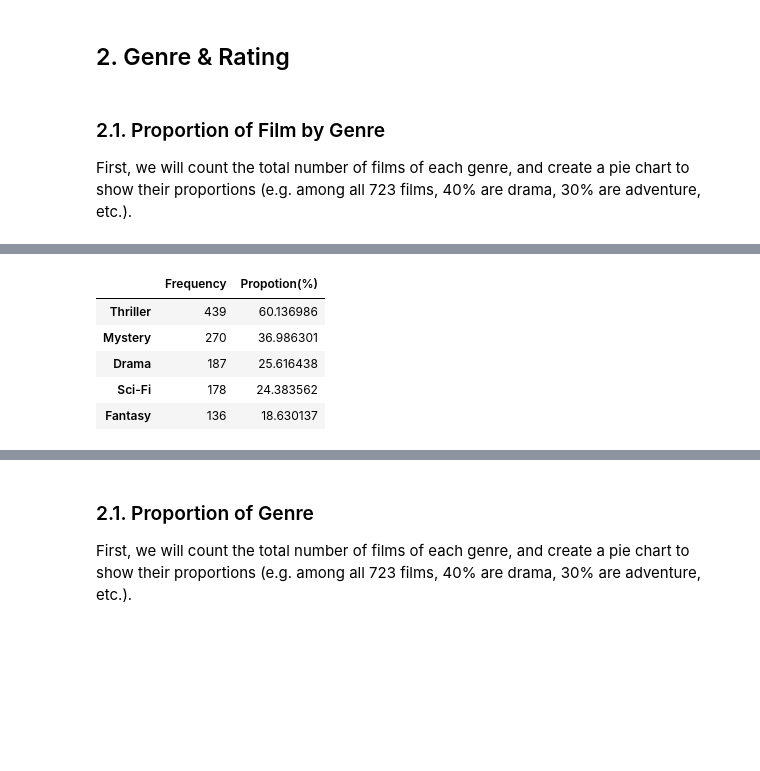
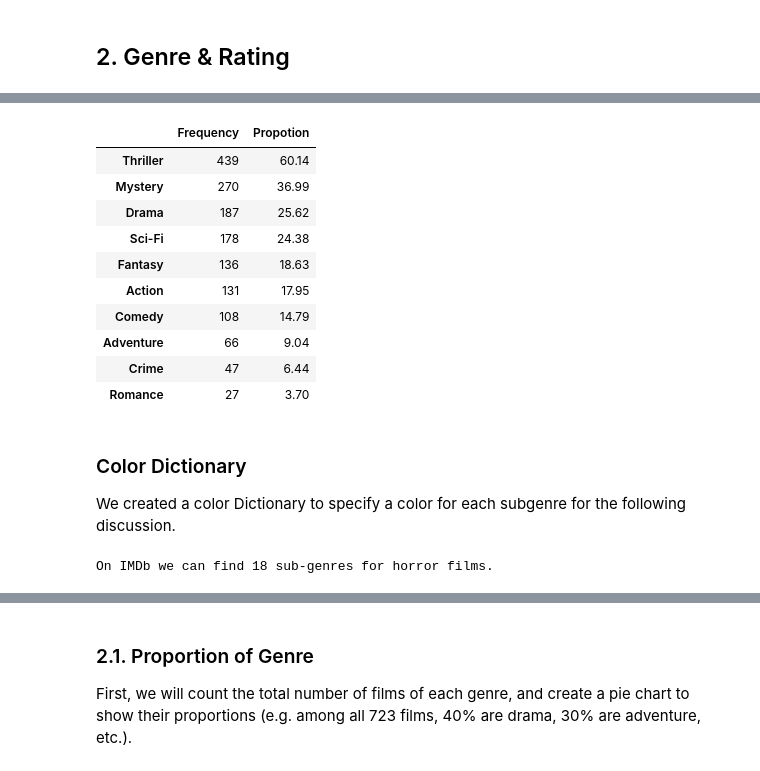
Before and after one commit to tl3472/GA4003-HorrorFilms, a Jupyter notebook: Horror Film Report.ipynb, the cells around one changed output, grey strips where cells are left out. Drawn from its saved outputs; the diff is of its cells as text; code cells hidden in the pictures; blank space fills up the shorter version.

```diff
--- a/Horror Film Report.ipynb
+++ b/Horror Film Report.ipynb
@@ -48,12 +55,14 @@ by using the scatter plot with release year on the horizontal axis and rating sc
 # %%
-# Using Matplot and NumpyArray
 release_rate = main_rank[["Year", "Rate"]].groupby(['Year']).mean()
-x = np.array(release_rate.reset_index()['Year'])
-y = np.array(release_rate.reset_index()['Rate'])
+
+fig, ax = plt.subplots(1, 1, figsize = (20,6))
+x = np.array(mainpage['Year'])
+y = np.array(mainpage['Rate'])
 m, b = np.polyfit(x, y, 1)
-plt.plot(x, y, 'o')
-plt.plot(x, m*x + b)
-
-#####改成折线图！！！或者不用groupby
+plt.ylim(0, 10)
+ax.set_ylabel('Rating', size = 15)
+plt.title('Horror Film Rating by Release Year', size = 25)
+plt.plot(x, y, 'o', color = '#34495E')
+plt.plot(x, m*x + b, color = 'orange')
 # %% [output]
 [<matplotlib.lines.Line2D at 0x...>]
@@ -63,10 +70,5 @@ plt.plot(x, m*x + b)
 # %% [markdown]
 ## 2. Genre & Rating
-# %% [markdown]
-### 2.1. Proportion of Film by Genre
-First, we will count the total number of films of each genre, and create a pie chart to show their proportions (e.g. among all 723 films, 40% are drama, 30% are adventure, etc.).
-# %%
-mainpage = pd.read_csv("/Users/Cindy/Documents/GitHub/horrorfilm/mainpage.csv")
 # %%
 #convert string to list
 def stringToList(string):
@@ -85,14 +87,28 @@ mainpage.head()
 # %%
 #count the total number of films of each genre
 a = pd.Series(np.concatenate(mainpage.Genre_list))
 Genre_count = pd.DataFrame({"Frequency":a.value_counts()}).rename(index={"Horror":"Total Number"})
-Genre_count["Propotion(%)"] =Genre_count["Frequency"]/Genre_count["Frequency"][0]*100
+Genre_count["Propotion"] =Genre_count["Frequency"]/Genre_count["Frequency"][0]*100  #calculate percentage for each genre
 Genre_count= Genre_count.drop(index='Total Number')
-Genre_count.head()
+Genre_count["Propotion"] = Genre_count["Propotion"].apply(lambda x: float("{:.2f}".format(x)))
+Genre_count.head(10)
 # %% [output]
-|  | Frequency | Propotion(%) |
-| Thriller | 439 | 60.136986 |
-| Mystery | 270 | 36.986301 |
-| Drama | 187 | 25.616438 |
-| Sci-Fi | 178 | 24.383562 |
-| Fantasy | 136 | 18.630137 |
+|  | Frequency | Propotion |
+| Thriller | 439 | 60.14 |
+| Mystery | 270 | 36.99 |
+| Drama | 187 | 25.62 |
+| Sci-Fi | 178 | 24.38 |
+| Fantasy | 136 | 18.63 |
+| Action | 131 | 17.95 |
+| Comedy | 108 | 14.79 |
+| Adventure | 66 | 9.04 |
+| Crime | 47 | 6.44 |
+| Romance | 27 | 3.70 |
+# %% [markdown]
+### Color Dictionary
+We created a color Dictionary to specify a color for each subgenre for the following discussion.
+# %%
+number = Genre_count.index.value_counts().sum()
+print(f"On IMDb we can find {number} sub-genres for horror films.")
+# %% [output]
+On IMDb we can find 18 sub-genres for horror films.
```
Also changed, not shown: parts of 67 cells of this notebook.
